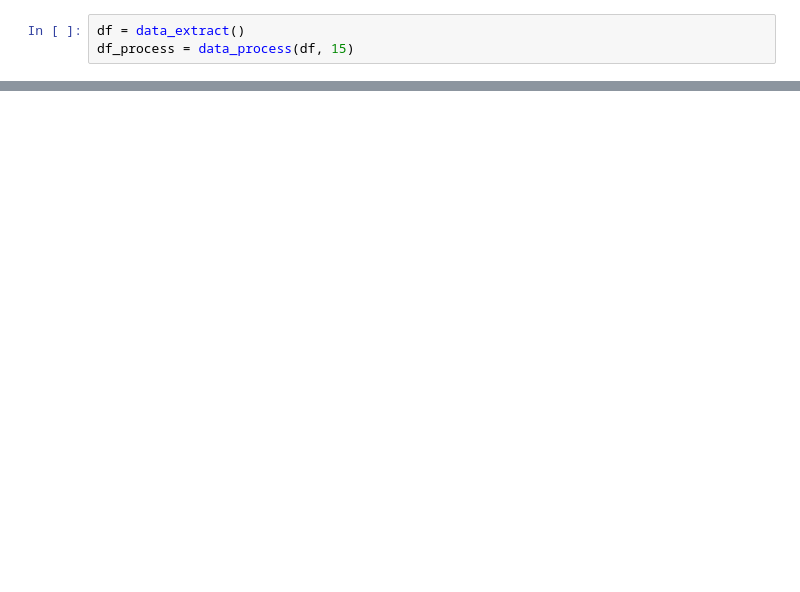
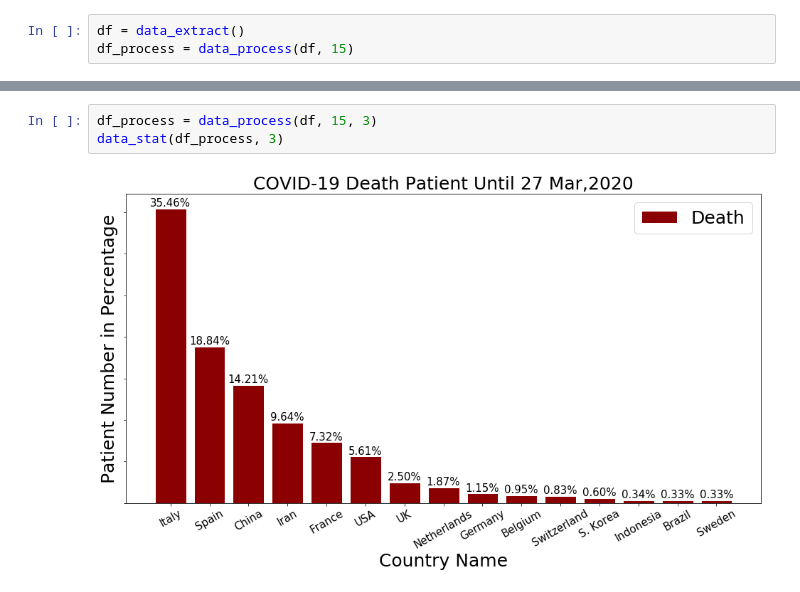
Before and after one commit to Mazhar004/python-data-visualization, a Jupyter notebook: Corona Affected Country/Corona statistics.ipynb, the cells around one changed output, grey strips where cells are left out. Drawn from its saved outputs; the diff is of its cells as text; blank space fills up the shorter version.

```diff
--- a/Corona Affected Country/Corona statistics.ipynb
+++ b/Corona Affected Country/Corona statistics.ipynb
@@ -196,0 +199,5 @@ data_stat(df_process, 3, True)
+# %%
+df_process = data_process(df, 15, 3)
+data_stat(df_process, 3)
+# %% [output]
+[figure, added]
```
Also changed, not shown: parts of 8 cells of this notebook, 6 other files.
